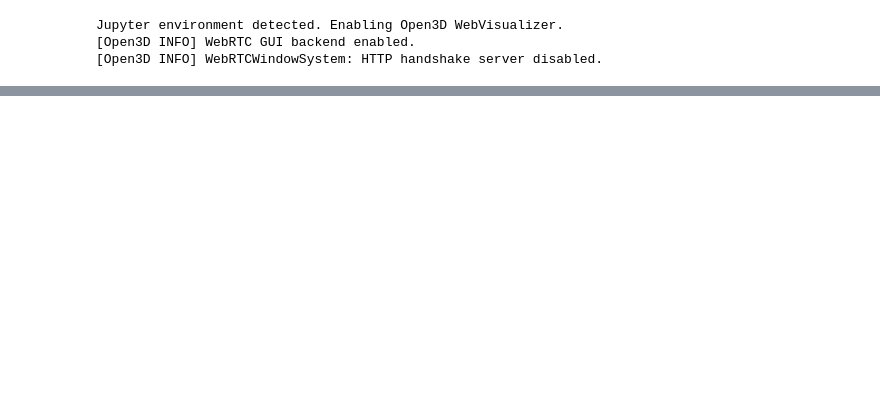
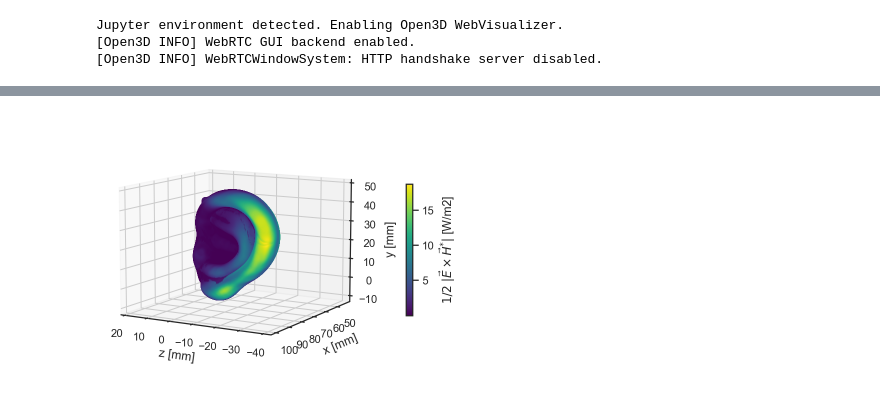
Before and after one commit to akapet00/EMF-exposure-analysis, a Jupyter notebook: notebooks/IMBioC2022_paper.ipynb, the cells around one changed output, grey strips where cells are left out. Drawn from its saved outputs; the diff is of its cells as text; code cells hidden in the pictures; blank space fills up the shorter version.

```diff
--- a/notebooks/IMBioC2022_paper.ipynb
+++ b/notebooks/IMBioC2022_paper.ipynb
@@ -592,0 +293,12 @@ APD_diff = 0.0492910 dB
+# %%
+# visualization of the absolute value of the power density
+
+S = abs(np.sqrt(Sx ** 2 + Sy ** 2 + Sz ** 2))
+S_label = r'$1/2$ $|\vec{E}\times\vec{H}^{*}|$ [W/m2]'
+fig, ax = scatter_3d({'z [mm]': xyz[:, 2],
+                      'x [mm]': xyz[:, 0],
+                      'y [mm]': xyz[:, 1],
+                       S_label: S},
+                     elev=[10], azim=[120])
+# %% [output]
+[figure, added]
```
Also changed, not shown: parts of 45 cells of this notebook.
